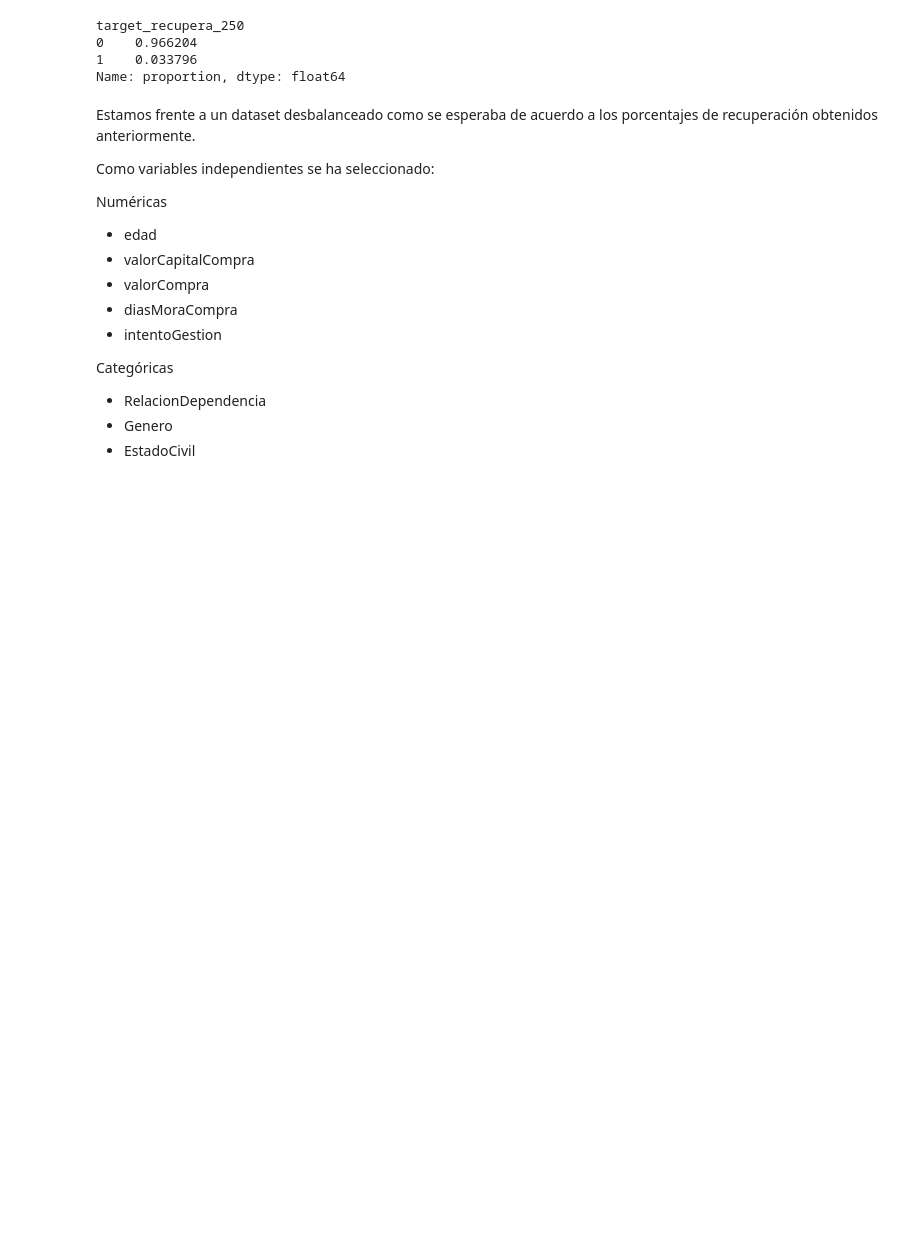
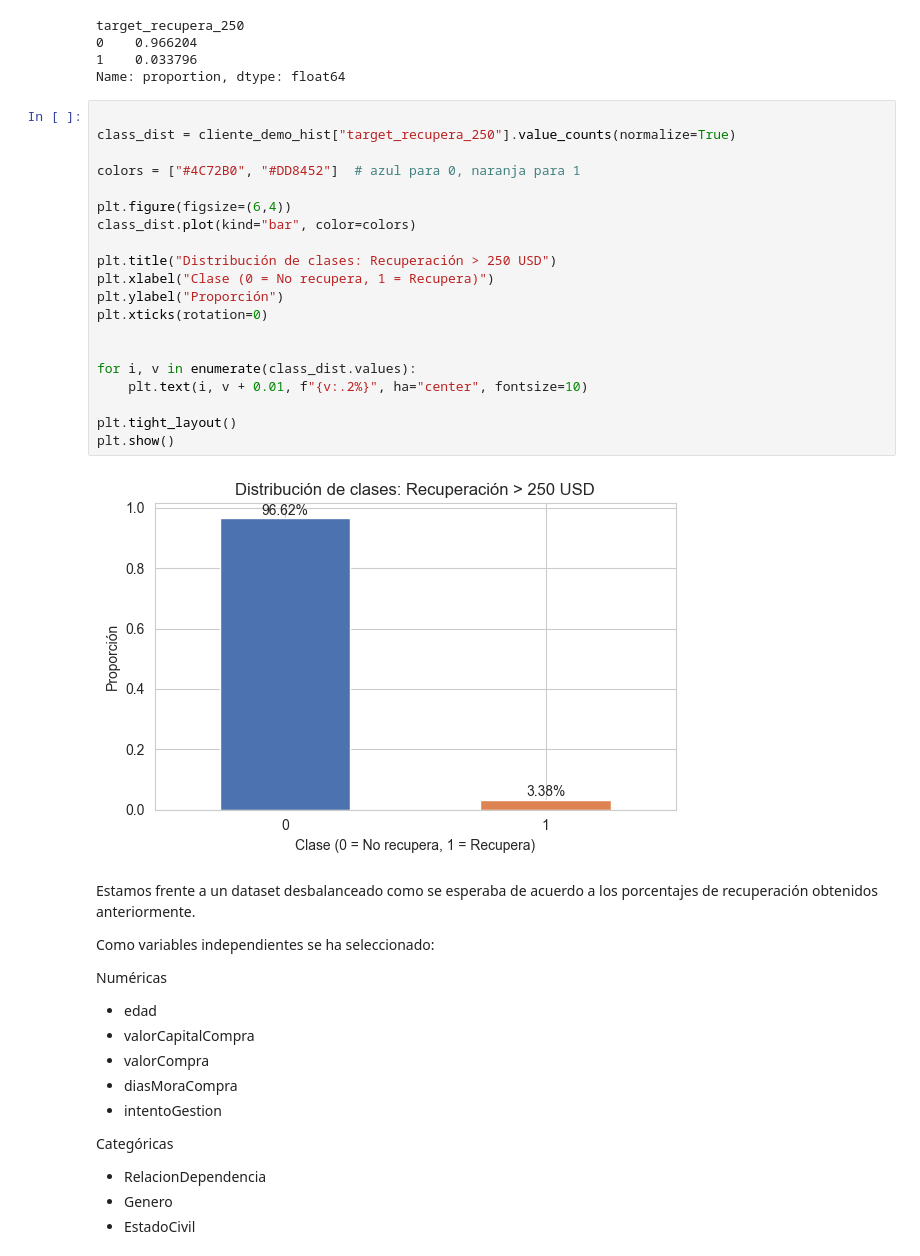
Before and after one commit to juandtap/pruebatecnica, a Jupyter notebook: PruebaTecnica_Tapia_Diego.ipynb, the cells around one changed output. Drawn from its saved outputs; the diff is of its cells as text; blank space fills up the shorter version.

```diff
--- a/PruebaTecnica_Tapia_Diego.ipynb
+++ b/PruebaTecnica_Tapia_Diego.ipynb
@@ -657,6 +657,28 @@ target_recupera_250
 0    0.966204
 1    0.033796
 Name: proportion, dtype: float64
+# %%
+
+class_dist = cliente_demo_hist["target_recupera_250"].value_counts(normalize=True)
+
+colors = ["#4C72B0", "#DD8452"]  # azul para 0, naranja para 1
+
+plt.figure(figsize=(6,4))
+class_dist.plot(kind="bar", color=colors)
+
+plt.title("Distribución de clases: Recuperación > 250 USD")
+plt.xlabel("Clase (0 = No recupera, 1 = Recupera)")
+plt.ylabel("Proporción")
+plt.xticks(rotation=0)
+
+
+for i, v in enumerate(class_dist.values):
+    plt.text(i, v + 0.01, f"{v:.2%}", ha="center", fontsize=10)
+
+plt.tight_layout()
+plt.show()
+# %% [output]
+[figure, added]
 # %% [markdown]
 Estamos frente a un dataset desbalanceado como se esperaba de acuerdo a los porcentajes de recuperación obtenidos anteriormente.
 
```
Also changed, not shown: parts of 2 cells of this notebook.
